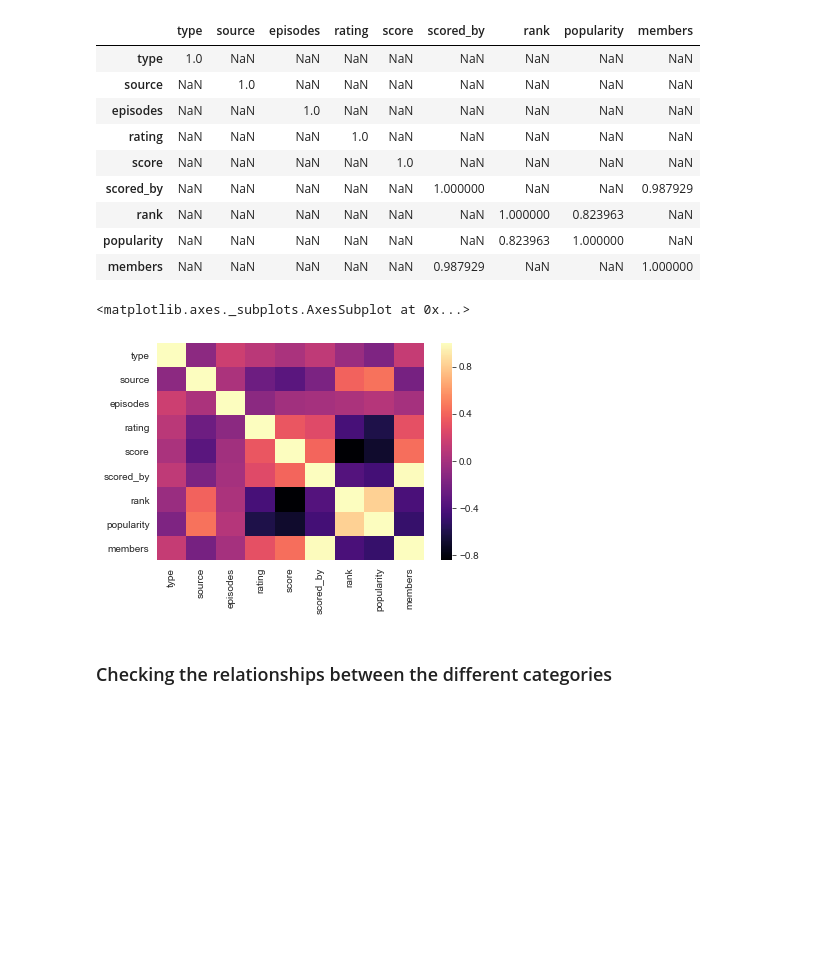
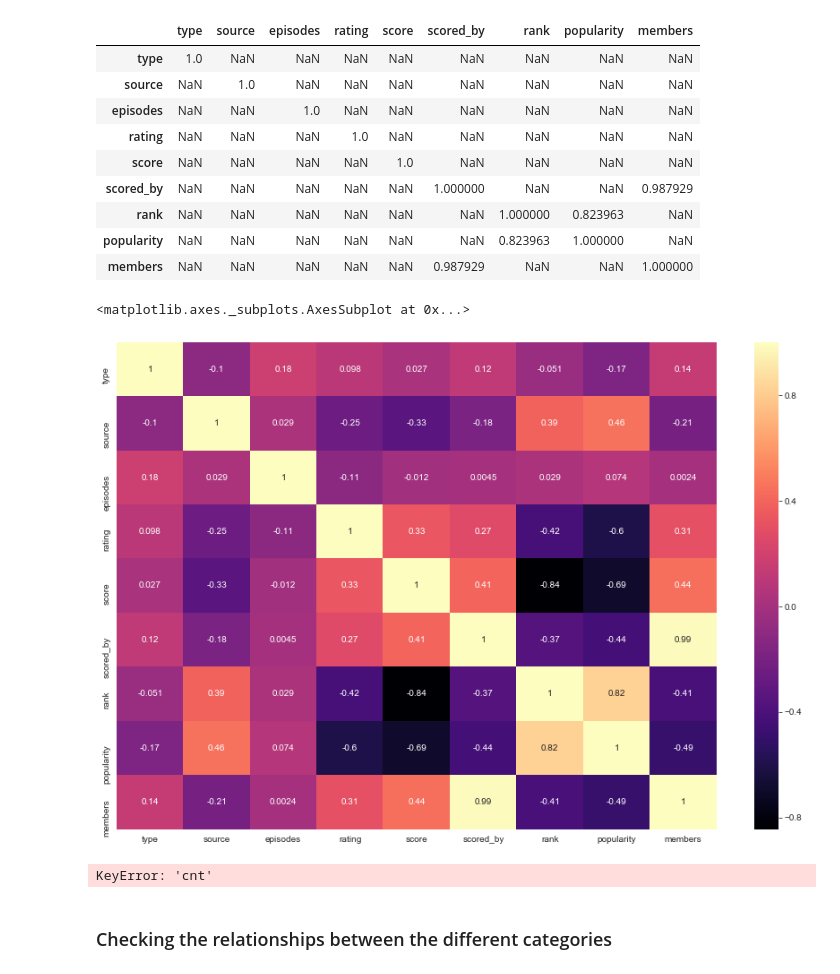
Before and after one commit to sdman135/Anime_Score_Predictor---Project-3, a Jupyter notebook: Sam's Project 3.ipynb, the cells around one changed output. Saved outputs shown, nothing was run; the diff lists cells and outputs as text; code cells hidden in the pictures; blank space fills up the shorter version.

```diff
--- a/Sam's Project 3.ipynb
+++ b/Sam's Project 3.ipynb
@@ -142,8 +142,3 @@ corr[abs(data_le_predictors.corr() > 0.75)]
 | rank | NaN | NaN | NaN | NaN | NaN | NaN | 1.000000 | 0.823963 | NaN |
 | popularity | NaN | NaN | NaN | NaN | NaN | NaN | 0.823963 | 1.000000 | NaN |
 | members | NaN | NaN | NaN | NaN | NaN | 0.987929 | NaN | NaN | 1.000000 |
-# %%
-sns.heatmap(corr, cmap = "magma")
-# %% [output]
-<matplotlib.axes._subplots.AxesSubplot at 0x...>
-[figure, removed]
@@ -153,3 +145,15 @@ sns.heatmap(corr, cmap = "magma")
+# %%
+fig, ax = plt.subplots(figsize=(15,10))
+sns.heatmap(corr, annot = True, annot_kws ={'size':10}, cmap='magma')
+# %% [output]
+<matplotlib.axes._subplots.AxesSubplot at 0x...>
+[figure, added]
+# %%
+abs(corr).sort_values(by = 'cnt',  ascending= False)['cnt']
+data_reg_simple = ols(formula= "cnt~popularity+score", data=data_le).fit()
+data_reg_simple.summary()
+# %% [output]
+KeyError: 'cnt'
 # %% [markdown]
 ### Checking the relationships between the different categories
 # %%
```
Also changed, not shown: parts of 8 cells of this notebook, 2 other files.
